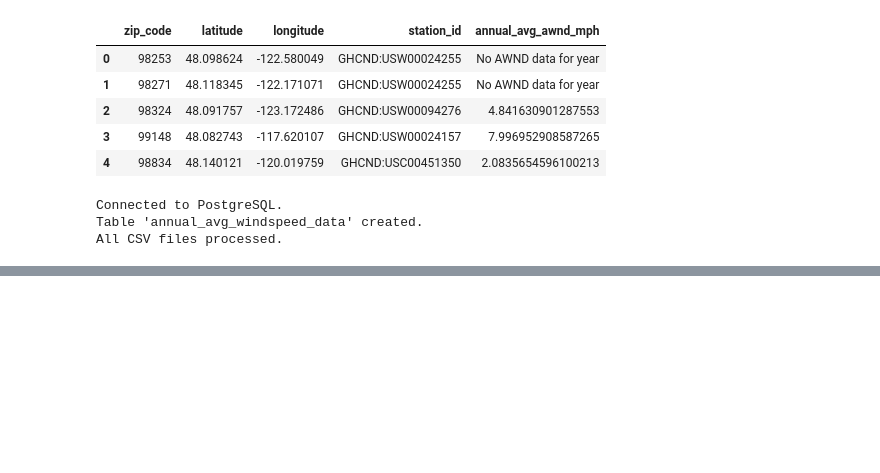
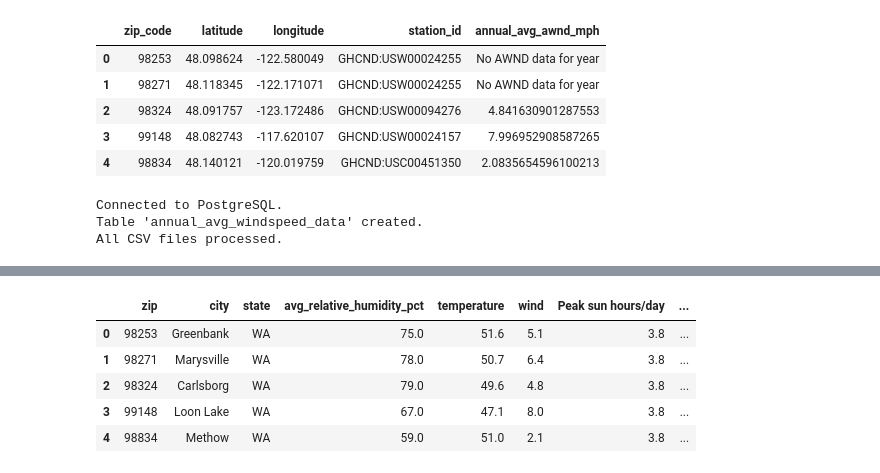
Before and after one commit to LeeC-aiML/Multi-Modal_RAG_Model_Recommender, a Jupyter notebook: Weather_db.ipynb, the cells around one changed output, grey strips where cells are left out. Cells and saved outputs as stored; diff of their text form; code cells hidden in the pictures; blank space fills up the shorter version.

```diff
--- a/Weather_db.ipynb
+++ b/Weather_db.ipynb
@@ -230,0 +342,20 @@ df.to_csv(r"C:\Users\leedf\weatherData\weather_data_v1.csv", index=False)
+# %%
+#------------ Continue Cleaning the dataframe for better usability -------------
+
+# Format the columns that were imputed by KNN to the appropriate decimal places depending on the measurement.
+fullWeatherData[['avg_relative_humidity_pct']]=fullWeatherData[['avg_relative_humidity_pct']].apply(pd.to_numeric, errors='coerce').round(0).astype('float64')
+fullWeatherData[['wind']]=fullWeatherData[['wind']].apply(pd.to_numeric, errors='coerce').round(1)
+
+# Drop the 'snowfall' and 'precipitation' as well as the extra 'Peak sun hours/day_x'  columns as they are no longer needed after creating the annual averages
+fullWeatherData = fullWeatherData.drop(['snowfall', 'precipitation', 'Peak sun hours/day_x'], axis=1)
+
+# Rename the 'Peak sun hours/day_y' column to 'Peak sun hours/day'
+fullWeatherData.rename(columns={'Peak sun hours/day_y': 'Peak sun hours/day'}, inplace=True)
+fullWeatherData.head()
+# %% [output]
+|  | zip | city | state | avg_relative_humidity_pct | temperature | wind | Peak sun hours/day | ... |
+| 0 | 98253 | Greenbank | WA | 75.0 | 51.6 | 5.1 | 3.8 | ... |
+| 1 | 98271 | Marysville | WA | 78.0 | 50.7 | 6.4 | 3.8 | ... |
+| 2 | 98324 | Carlsborg | WA | 79.0 | 49.6 | 4.8 | 3.8 | ... |
+| 3 | 99148 | Loon Lake | WA | 67.0 | 47.1 | 8.0 | 3.8 | ... |
+| 4 | 98834 | Methow | WA | 59.0 | 51.0 | 2.1 | 3.8 | ... |
```
Also changed, not shown: parts of 7 cells of this notebook.
